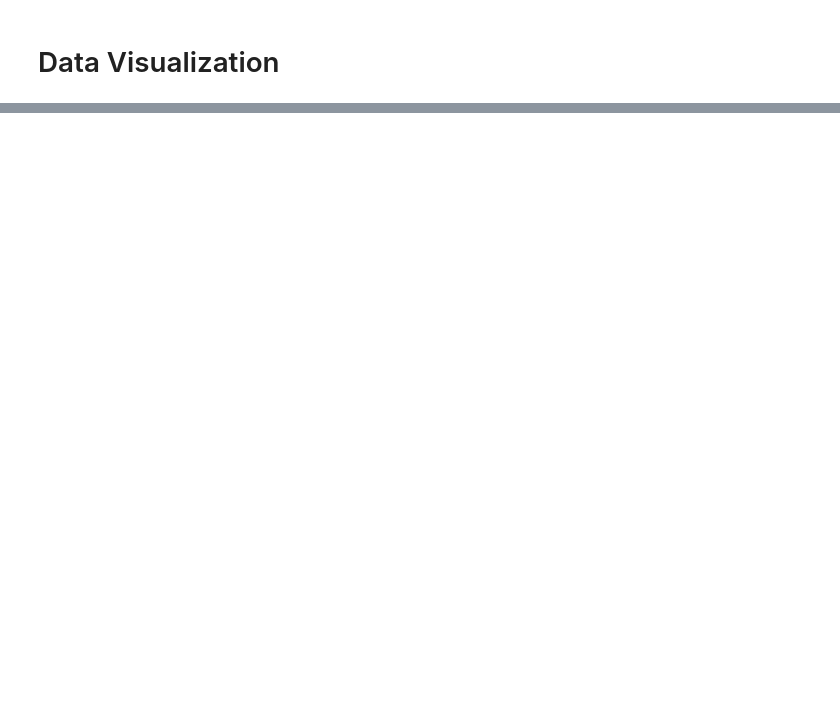
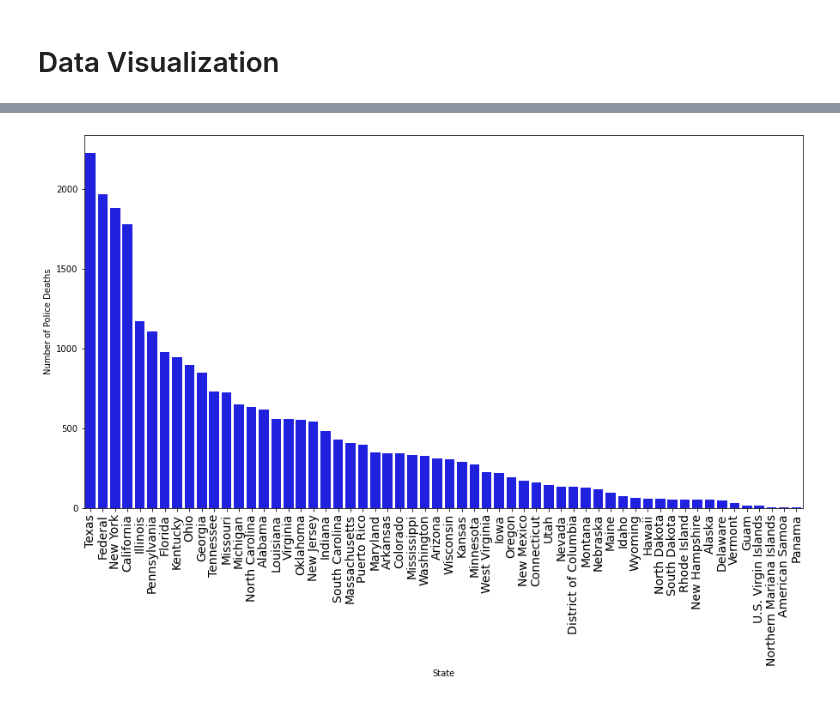
Before and after one commit to muniruelijah/Data_vizualization_of_police_dataset, a Jupyter notebook: Police-deaths-visualization.ipynb, the cells around one changed output, grey strips where cells are left out. Saved outputs shown, nothing was run; the diff lists cells and outputs as text; code cells hidden in the pictures; blank space fills up the shorter version.

```diff
--- a/Police-deaths-visualization.ipynb
+++ b/Police-deaths-visualization.ipynb
@@ -107,0 +143,15 @@ sns.set_style('whitegrid')
+# %%
+# Plot a count plot of the number of deaths in each state/region
+sgrp_order = group_order(police_df, 'State', 'Name')
+plt.figure(figsize=(15,8))
+sns.countplot(data = police_df,
+            x = 'State',
+            color = 'b',
+            order = sgrp_order
+            )
+plt.xticks(fontsize = 14, rotation = 90)
+plt.ylabel('Number of Police Deaths')
+plt.xlabel('State')
+plt.show()
+# %% [output]
+[figure, added]
```
Also changed, not shown: parts of 7 cells of this notebook.
